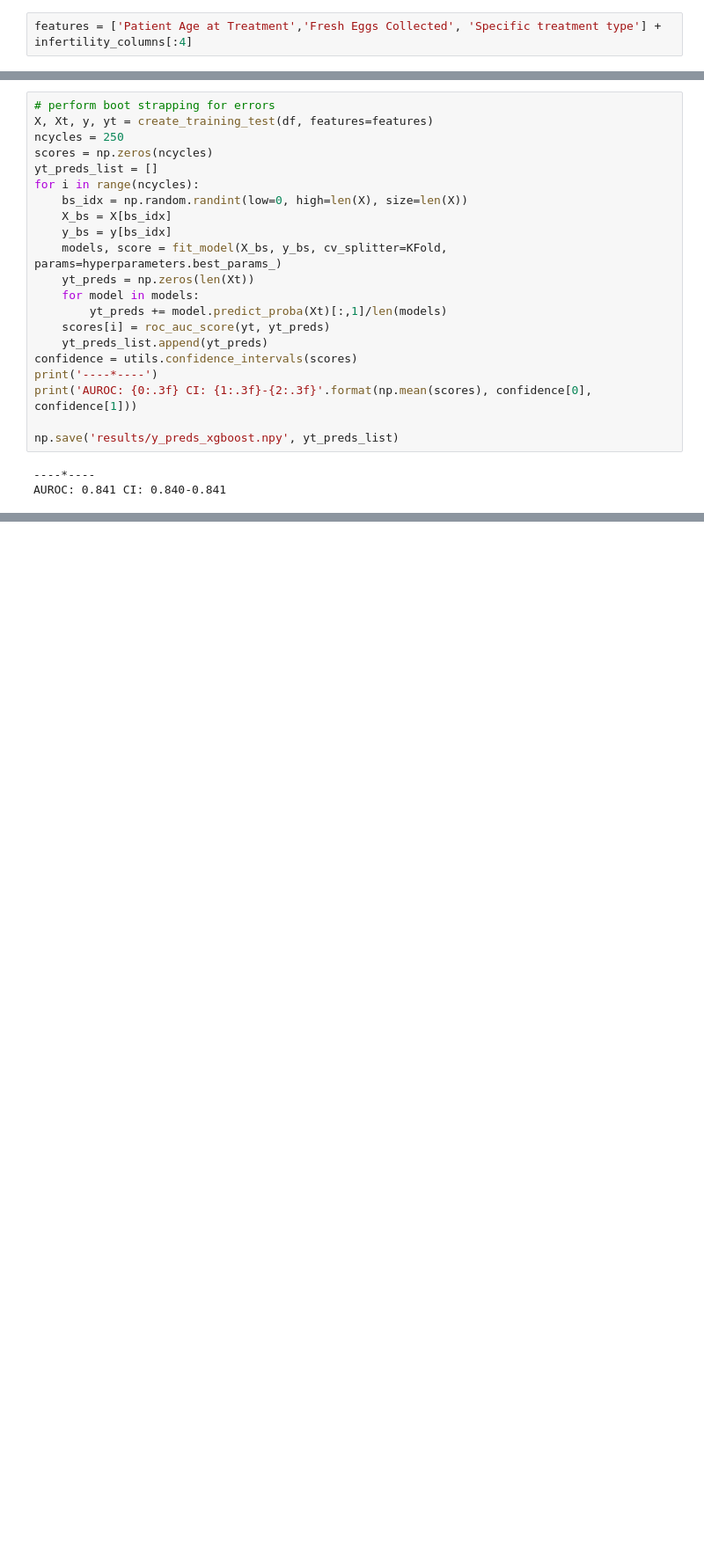
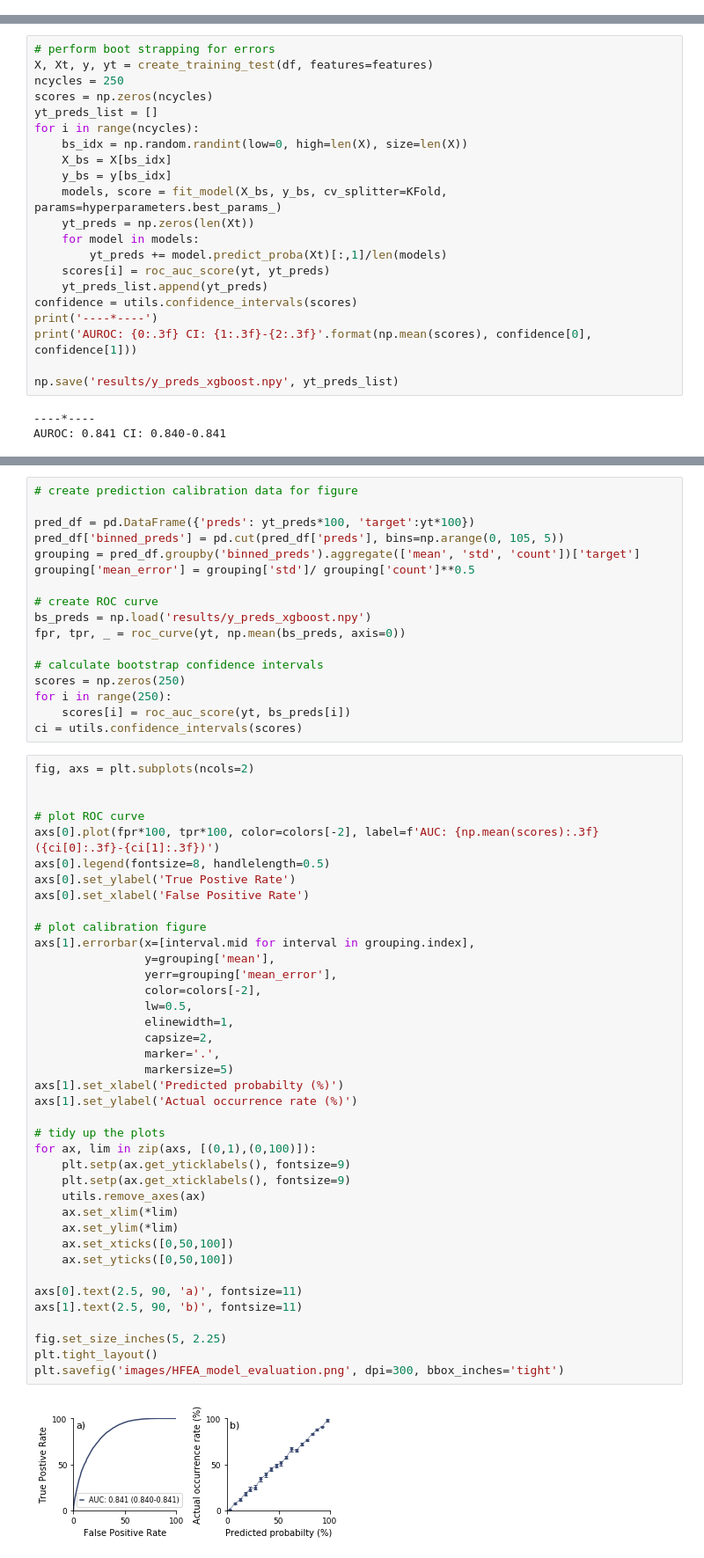
Before and after one commit to FChmiel/ivf_embryo_prediction, a Jupyter notebook: HFEA_prediction_model.ipynb, the cells around one changed output, grey strips where cells are left out. Shown at 88% size. Saved outputs shown, nothing was run; the diff lists cells and outputs as text; blank space fills up the shorter version.

```diff
--- a/HFEA_prediction_model.ipynb
+++ b/HFEA_prediction_model.ipynb
@@ -332,2 +301,0 @@ AUROC: 0.845 CI: 0.842-0.848
-# %%
-features = ['Patient Age at Treatment','Fresh Eggs Collected', 'Specific treatment type'] + infertility_columns[:4]
@@ -433,0 +391,58 @@ plt.savefig('images/HFEA_model_predictions.png', dpi=300, bbox_inches='tight')
+# %%
+# create prediction calibration data for figure
+
+pred_df = pd.DataFrame({'preds': yt_preds*100, 'target':yt*100})
+pred_df['binned_preds'] = pd.cut(pred_df['preds'], bins=np.arange(0, 105, 5))
+grouping = pred_df.groupby('binned_preds').aggregate(['mean', 'std', 'count'])['target']
+grouping['mean_error'] = grouping['std']/ grouping['count']**0.5
+
+# create ROC curve
+bs_preds = np.load('results/y_preds_xgboost.npy')
+fpr, tpr, _ = roc_curve(yt, np.mean(bs_preds, axis=0))
+
+# calculate bootstrap confidence intervals
+scores = np.zeros(250)
+for i in range(250):
+    scores[i] = roc_auc_score(yt, bs_preds[i])
+ci = utils.confidence_intervals(scores)
+# %%
+fig, axs = plt.subplots(ncols=2)
+
+
+# plot ROC curve
+axs[0].plot(fpr*100, tpr*100, color=colors[-2], label=f'AUC: {np.mean(scores):.3f} ({ci[0]:.3f}-{ci[1]:.3f})')
+axs[0].legend(fontsize=8, handlelength=0.5)
+axs[0].set_ylabel('True Postive Rate')
+axs[0].set_xlabel('False Positive Rate')
+
+# plot calibration figure
+axs[1].errorbar(x=[interval.mid for interval in grouping.index],
+                y=grouping['mean'],
+                yerr=grouping['mean_error'],
+                color=colors[-2],
+                lw=0.5,
+                elinewidth=1,
+                capsize=2,
+                marker='.',
+                markersize=5)
+axs[1].set_xlabel('Predicted probabilty (%)')
+axs[1].set_ylabel('Actual occurrence rate (%)')
+
+# tidy up the plots
+for ax, lim in zip(axs, [(0,1),(0,100)]):
+    plt.setp(ax.get_yticklabels(), fontsize=9)
+    plt.setp(ax.get_xticklabels(), fontsize=9)
+    utils.remove_axes(ax)
+    ax.set_xlim(*lim)
+    ax.set_ylim(*lim)
+    ax.set_xticks([0,50,100])
+    ax.set_yticks([0,50,100])
+
+axs[0].text(2.5, 90, 'a)', fontsize=11)
+axs[1].text(2.5, 90, 'b)', fontsize=11)
+
+fig.set_size_inches(5, 2.25)
+plt.tight_layout()
+plt.savefig('images/HFEA_model_evaluation.png', dpi=300, bbox_inches='tight')
+# %% [output]
+[figure, added]
```
Also changed, not shown: parts of 48 cells of this notebook, 9 other files.
